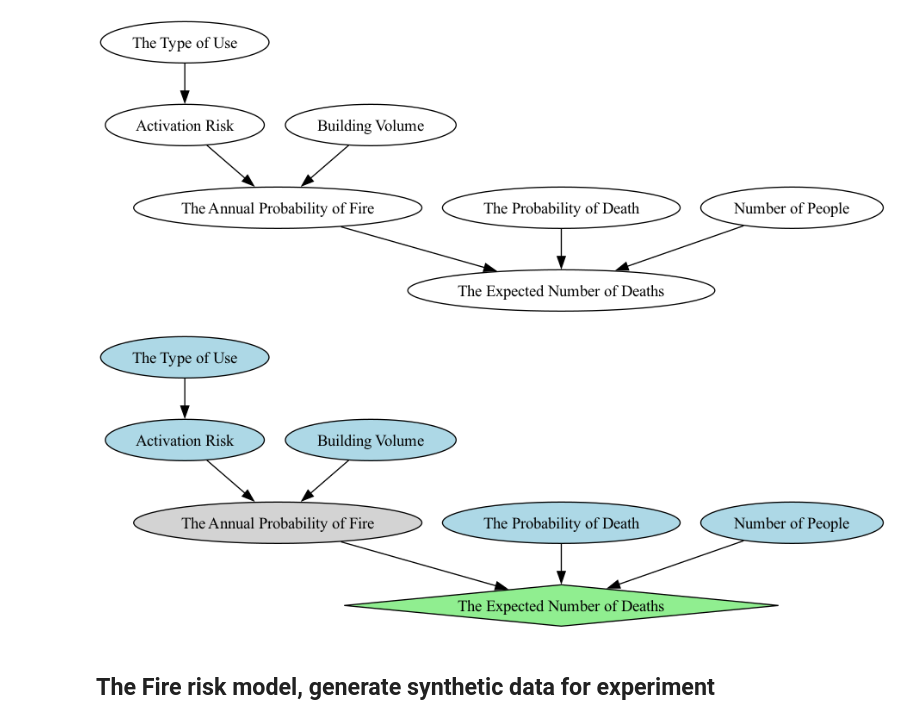
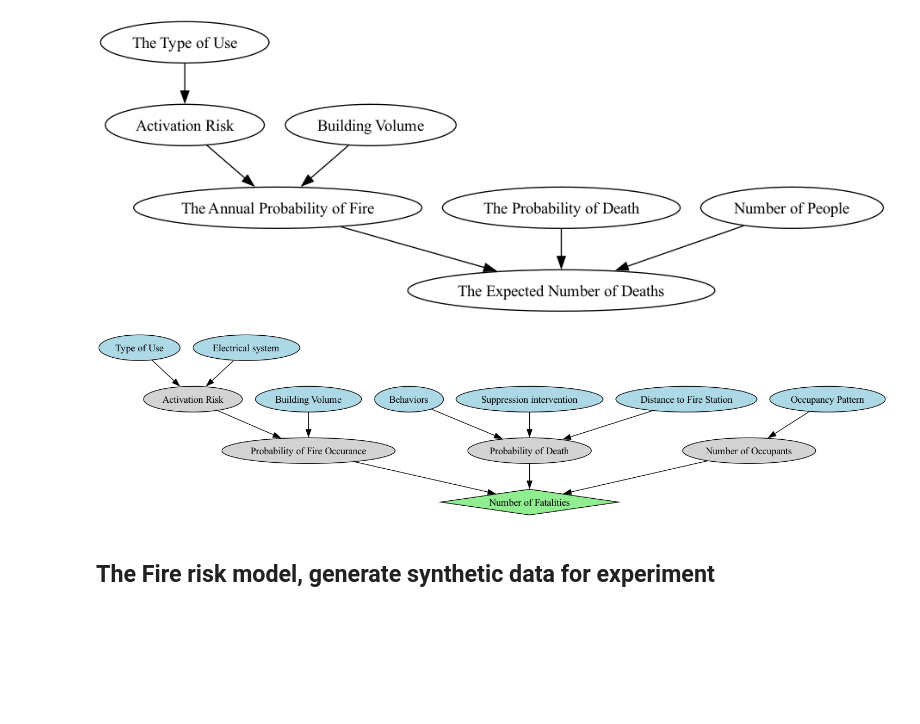
Before and after one commit to JsprLC/Project-Fire-risk-number-of-occupants-, a Jupyter notebook: Codes/pymc_Fire_risk_model.ipynb, the cells around one changed output. Saved outputs shown, nothing was run; the diff lists cells and outputs as text; code cells hidden in the pictures; blank space fills up the shorter version.

```diff
--- a/Codes/pymc_Fire_risk_model.ipynb
+++ b/Codes/pymc_Fire_risk_model.ipynb
@@ -57,48 +57,55 @@ Image('../../Output/Model_images/model_pm.png')
 # %% [output]
 [figure]
 # %%
-from graphviz import Digraph
-from IPython.display import Image
-
 # Define DAG
 BN_risk = Digraph(format='png')
 BN_risk.attr(rankdir='TB')  # top-to-bottom layout
 
 # Add nodes
-input_nodes = ['The Type of Use', 'Activation Risk', 'Building Volume',
-               'The Probability of Death', 'Number of People']
-intermediate_nodes = ['The Annual Probability of Fire']
-output_nodes = ['The Expected Number of Deaths']
+input_nodes = ['Type of Use', 'Electrical system', 'Building Volume', 'Occupancy Pattern', 'Behaviors', 'Suppression intervention', 'Distance to Fire Station']
+intermediate_nodes = ['Probability of Fire Occurance', 'Activation Risk', 'Probability of Death', 'Number of Occupants']
+output_nodes = ['Number of Fatalities']
 
 # Input nodes: blue ellipses
 for node in input_nodes:
     BN_risk.node(node, style='filled', fillcolor='lightblue', shape='ellipse')
 
 # Intermediate node: gray ellipse
 for node in intermediate_nodes:
     BN_risk.node(node, style='filled', fillcolor='lightgray', shape='ellipse')
 
 # Output node: green diamond
 for node in output_nodes:
     BN_risk.node(node, style='filled', fillcolor='lightgreen', shape='diamond')
 
 # Add edges
-BN_risk.edges([('The Type of Use', 'Activation Risk')])
 BN_risk.edges([
-    ('Building Volume', 'The Annual Probability of Fire'),
-    ('Activation Risk', 'The Annual Probability of Fire')
+    ('Type of Use', 'Activation Risk'),
+    ('Electrical system', 'Activation Risk')
 ])
 BN_risk.edges([
-    ('The Annual Probability of Fire', 'The Expected Number of Deaths'),
-    ('The Probability of Death', 'The Expected Number of Deaths'),
-    ('Number of People', 'The Expected Number of Deaths')
+    ('Building Volume', 'Probability of Fire Occurance'),
+    ('Activation Risk', 'Probability of Fire Occurance')
+])
+BN_risk.edges([
+    ('Occupancy Pattern', 'Number of Occupants')
+])
+BN_risk.edges([
+    ('Behaviors', 'Probability of Death'),
+    ('Suppression intervention', 'Probability of Death'),
+    ('Distance to Fire Station', 'Probability of Death')
+])
+BN_risk.edges([
+    ('Probability of Fire Occurance', 'Number of Fatalities'),
+    ('Probability of Death', 'Number of Fatalities'),
+    ('Number of Occupants', 'Number of Fatalities')
 ])
 
 # Render and display
 BN_risk.render('../../Output/Model_images/model_pm', view=True)
 Image('../../Output/Model_images/model_pm.png')
 # %% [output]
-[figure, old version]
+[figure, new version]
 # %% [markdown]
 ## The Fire risk model, generate synthetic data for experiment
 # %%
```
Also changed, not shown: 2 other files.
